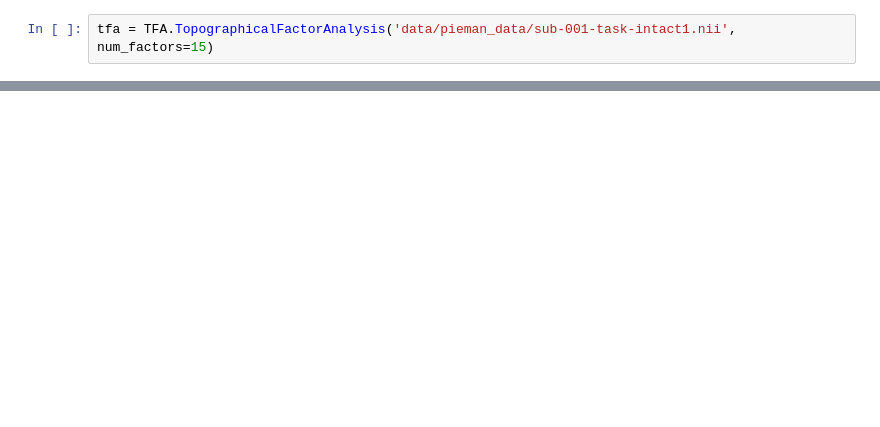
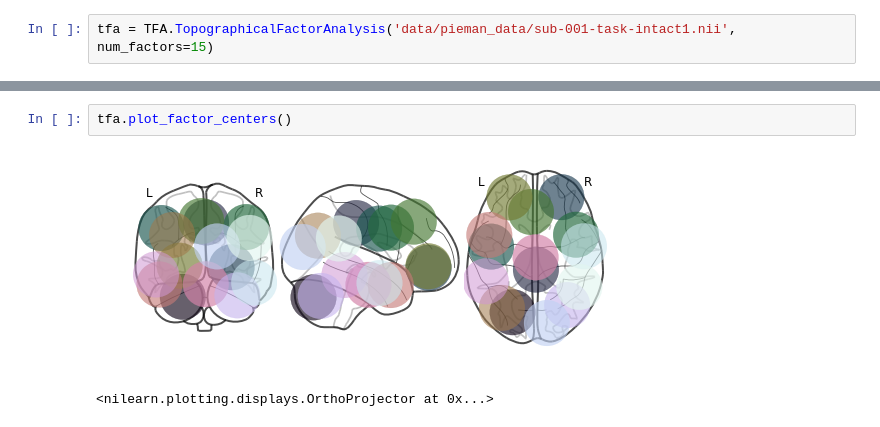
Before and after one commit to neu-pen/pyrotfa, a Jupyter notebook: notebooks/example_tfa.ipynb, the cells around one changed output, grey strips where cells are left out. Drawn from its saved outputs; the diff is of its cells as text; blank space fills up the shorter version.

```diff
--- a/notebooks/example_tfa.ipynb
+++ b/notebooks/example_tfa.ipynb
@@ -12,0 +24,5 @@ tfa = TFA.TopographicalFactorAnalysis('data/pieman_data/sub-001-task-intact1.nii
+# %%
+tfa.plot_factor_centers()
+# %% [output]
+[figure, added]
+<nilearn.plotting.displays.OrthoProjector at 0x...>
```
Also changed, not shown: parts of 8 cells of this notebook.
